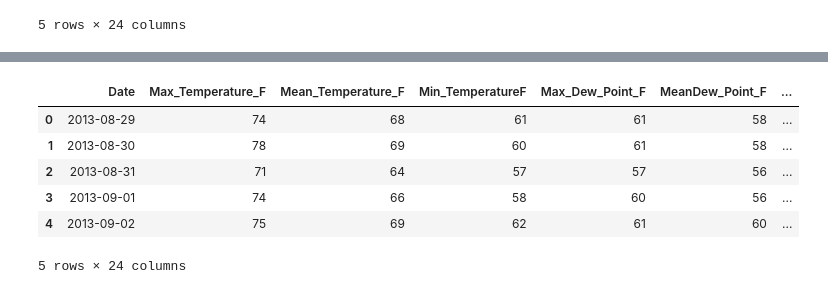
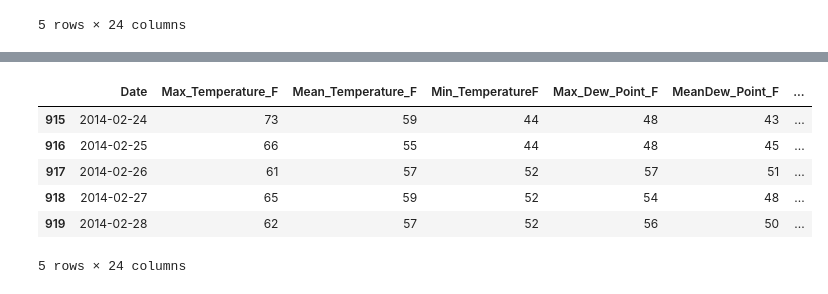
Before and after one commit to manjeet87/USBikeShareAnalysis, a Jupyter notebook: Bikeshare_Analysis.ipynb, the cells around one changed output, grey strips where cells are left out. Saved outputs shown, nothing was run; the diff lists cells and outputs as text; code cells hidden in the pictures.

```diff
--- a/Bikeshare_Analysis.ipynb
+++ b/Bikeshare_Analysis.ipynb
@@ -56,12 +57,12 @@ trip_dt.head()
 # %%
 wd_dt['Date'] = pd.to_datetime(wd_dt['Date'])
 # %%
-wd_dt.head()
+wd_dt.tail()
 # %% [output]
 |  | Date | Max_Temperature_F | Mean_Temperature_F | Min_TemperatureF | Max_Dew_Point_F | MeanDew_Point_F | ... |
-| 0 | 2013-08-29 | 74 | 68 | 61 | 61 | 58 | ... |
-| 1 | 2013-08-30 | 78 | 69 | 60 | 61 | 58 | ... |
-| 2 | 2013-08-31 | 71 | 64 | 57 | 57 | 56 | ... |
-| 3 | 2013-09-01 | 74 | 66 | 58 | 60 | 56 | ... |
-| 4 | 2013-09-02 | 75 | 69 | 62 | 61 | 60 | ... |
+| 915 | 2014-02-24 | 73 | 59 | 44 | 48 | 43 | ... |
+| 916 | 2014-02-25 | 66 | 55 | 44 | 48 | 45 | ... |
+| 917 | 2014-02-26 | 61 | 57 | 52 | 57 | 51 | ... |
+| 918 | 2014-02-27 | 65 | 59 | 52 | 54 | 48 | ... |
+| 919 | 2014-02-28 | 62 | 57 | 52 | 56 | 50 | ... |
 5 rows × 24 columns
```
Also changed, not shown: parts of 8 cells of this notebook.
